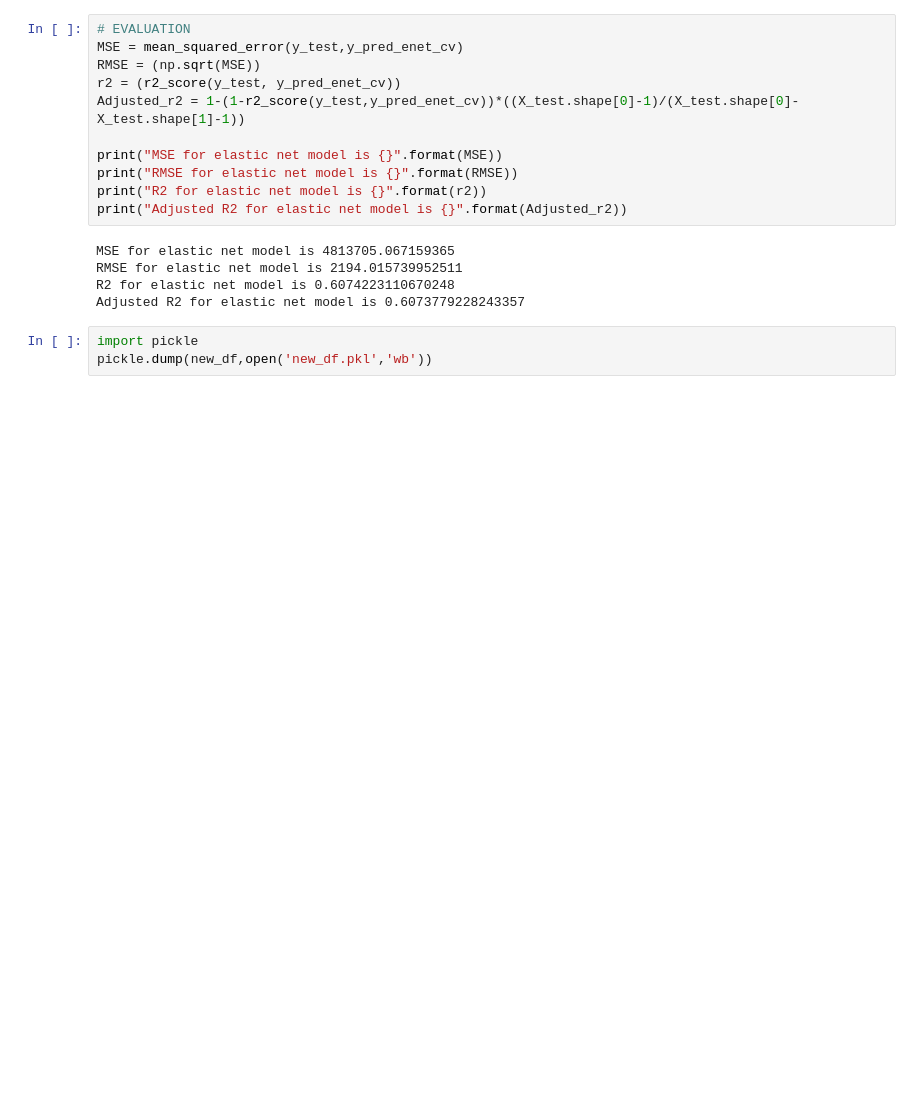
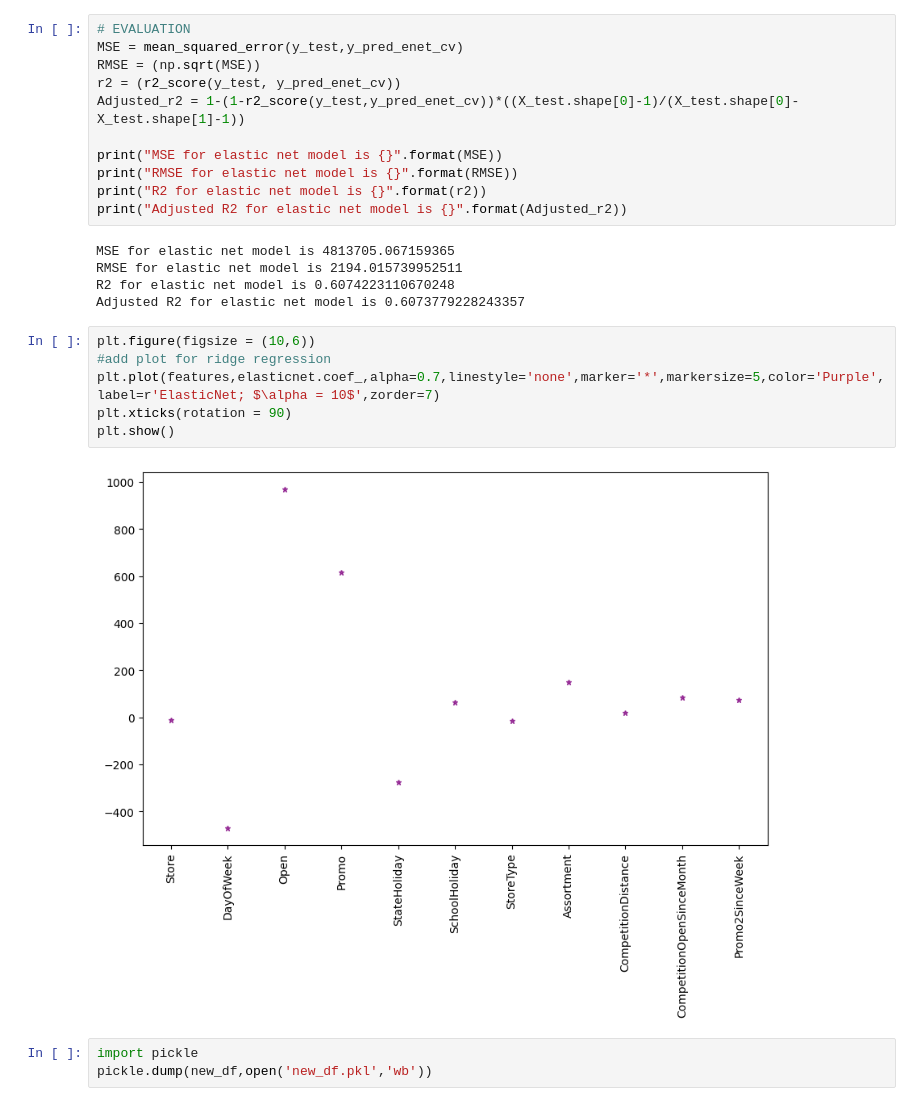
Before and after one commit to Adeeba27/CP---2-Retail-Sales-Prediction, a Jupyter notebook: CP_2_|_Retail_Sales_Prediction.ipynb, the cells around one changed output. Cells and saved outputs as stored; diff of their text form; blank space fills up the shorter version.

```diff
--- a/CP_2_|_Retail_Sales_Prediction.ipynb
+++ b/CP_2_|_Retail_Sales_Prediction.ipynb
@@ -1298,6 +1301,14 @@ MSE for elastic net model is 4813705.067159365
 RMSE for elastic net model is 2194.015739952511
 R2 for elastic net model is 0.6074223110670248
 Adjusted R2 for elastic net model is 0.6073779228243357
+# %%
+plt.figure(figsize = (10,6))
+#add plot for ridge regression
+plt.plot(features,elasticnet.coef_,alpha=0.7,linestyle='none',marker='*',markersize=5,color='Purple',label=r'ElasticNet; $\alpha = 10$',zorder=7)
+plt.xticks(rotation = 90)
+plt.show()
+# %% [output]
+[figure, added]
 # %%
 import pickle
 pickle.dump(new_df,open('new_df.pkl','wb'))
```
Also changed, not shown: parts of 38 cells of this notebook.
